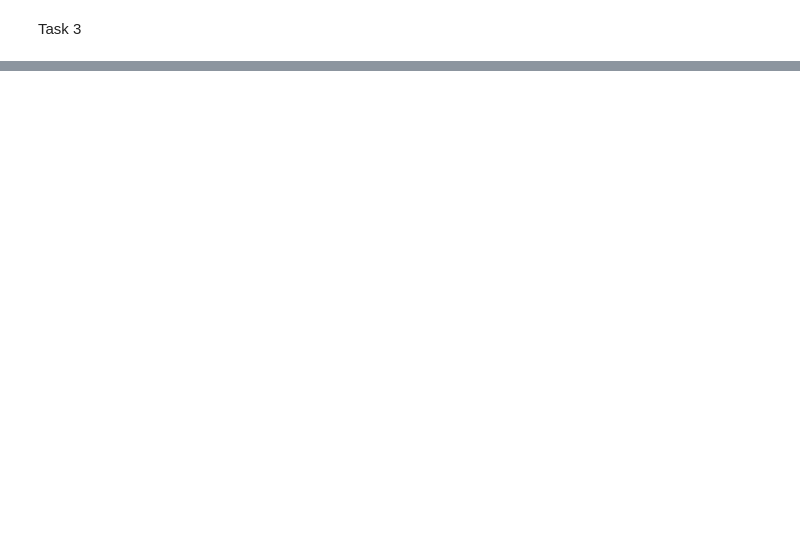
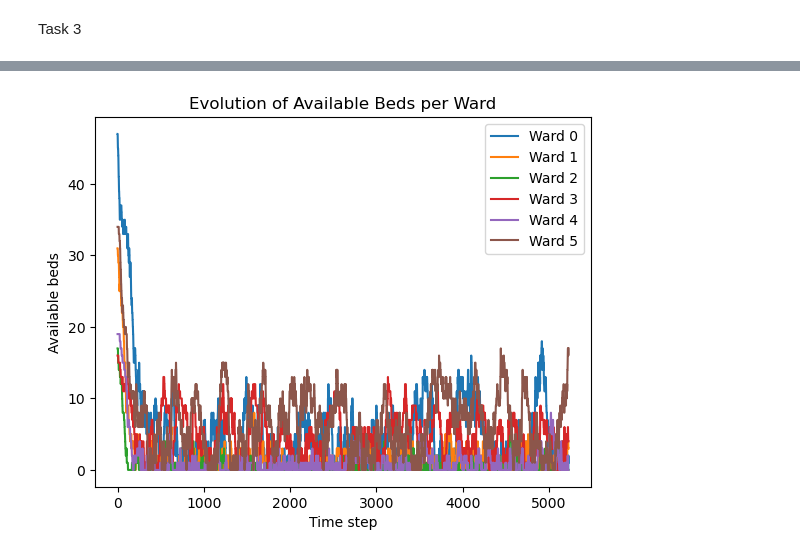
Before and after one commit to Samueled29/Stochatic_Simulation_Projects, a Jupyter notebook: Project_2/task1_Samuele.ipynb, the cells around one changed output, grey strips where cells are left out. Cells and saved outputs as stored; diff of their text form; code cells hidden in the pictures; blank space fills up the shorter version.

```diff
--- a/Project_2/task1_Samuele.ipynb
+++ b/Project_2/task1_Samuele.ipynb
@@ -445,2 +444,23 @@ print(costs)
+# %%
+P = np.array([
+    [0.00, 0.05, 0.10, 0.05, 0.80, 0.00],
+    [0.20, 0.00, 0.50, 0.15, 0.15, 0.00],
+    [0.30, 0.20, 0.00, 0.20, 0.30, 0.00],
+    [0.35, 0.30, 0.05, 0.00, 0.30, 0.00],
+    [0.20, 0.10, 0.60, 0.10, 0.00, 0.00],
+    [0.20, 0.20, 0.20, 0.20, 0.20, 0.00]
+    ])
+
+lams = [14.5, 11.0, 8.0, 6.5, 5.0, 13.0]
+
+mean_length = [2.9, 4.0, 4.5, 1.4, 3.9, 2.2]
+
+n_days = 100
+
+available_beds = bed_alloc_guess
+
+penalty = np.array([7, 5, 2, 10, 5, 0])
 # %% [markdown]
 Task 3
+# %%
+available_beds_matrix, rejected_patients, relocation_matrix, penaltys,total_penalty, acceptance_rate_F = simulate_t2(lams, mean_length, n_days, np.copy(available_beds), penalty)
@@ -446,0 +492,12 @@ Task 3
+# %%
+import matplotlib.pyplot as plt
+
+for ward_idx in range(available_beds_matrix.shape[1]):
+    plt.plot(available_beds_matrix[:, ward_idx], label=f'Ward {ward_idx}')
+plt.xlabel('Time step')
+plt.ylabel('Available beds')
+plt.title('Evolution of Available Beds per Ward')
+plt.legend()
+plt.show()
+# %% [output]
+[figure, added]
```
Also changed, not shown: parts of 12 cells of this notebook.
